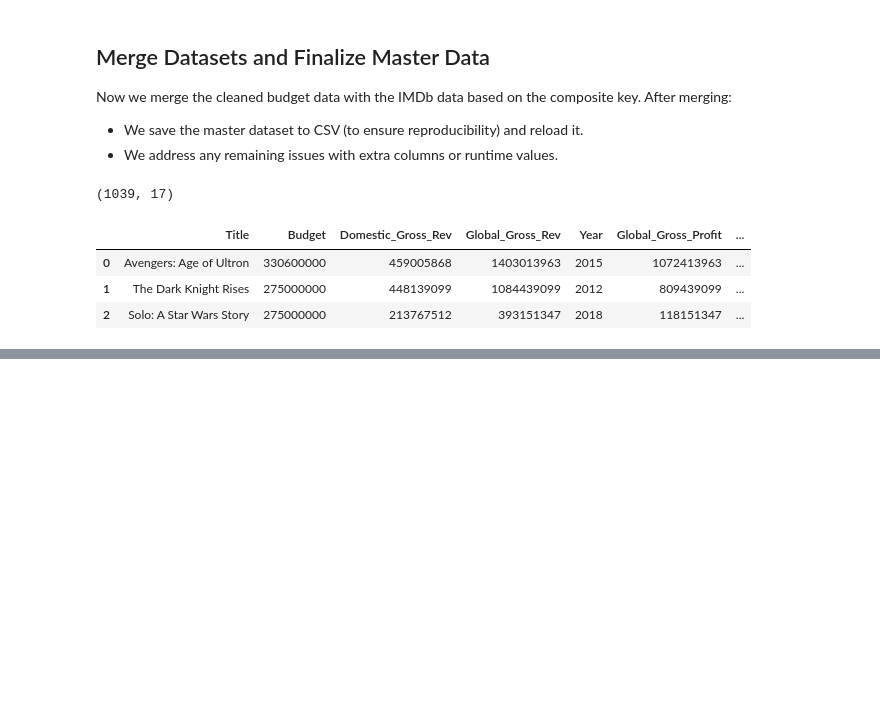
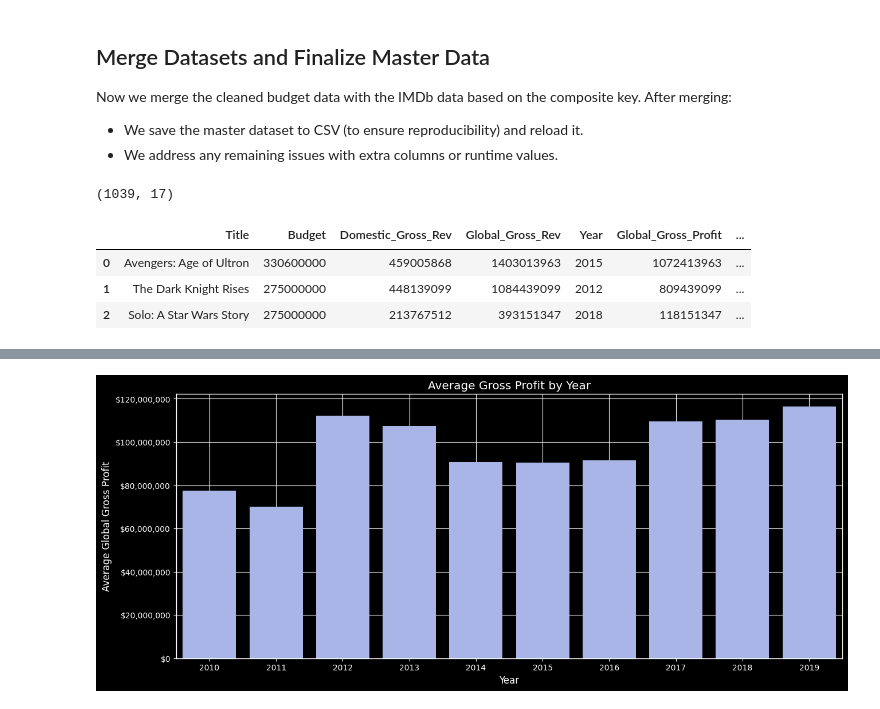
Before and after one commit to Pfuglo1/Movie-Analysis, a Jupyter notebook: Movie Analysis Project.ipynb, the cells around one changed output, grey strips where cells are left out. Cells and saved outputs as stored; diff of their text form; code cells hidden in the pictures; blank space fills up the shorter version.

```diff
--- a/Movie Analysis Project.ipynb
+++ b/Movie Analysis Project.ipynb
@@ -305,0 +353,22 @@ In this section, we extract key findings from our master dataset. We calculate i
+# %%
+# =============================================================================
+# 5. Visualizations: Yearly Trends and Runtime Analyses
+# =============================================================================
+# Average Gross Profit by Year
+profit_by_year = df.groupby('Year')['Global_Gross_Profit'].mean()
+fig, ax = plt.subplots(figsize=(15, 6))
+ax.bar(profit_by_year.index, profit_by_year.values, color='#a9b4e7')
+
+ax.set_xlabel('Year')
+ax.set_ylabel('Average Global Gross Profit')
+ax.set_title('Average Gross Profit by Year')
+ax.yaxis.set_major_formatter(StrMethodFormatter('${x:,.0f}'))
+ax.set_xticks(profit_by_year.index)  # Explicitly set ticks for proper alignment
+
+
+ax.set_xlim(profit_by_year.index.min() - 0.5, profit_by_year.index.max() + 0.5)
+
+plt.savefig("./Images/Gross Profit Per Year.png", dpi=150)
+plt.show()
+# %% [output]
+[figure, added]
```
Also changed, not shown: parts of 7 cells of this notebook, 1 other file.
